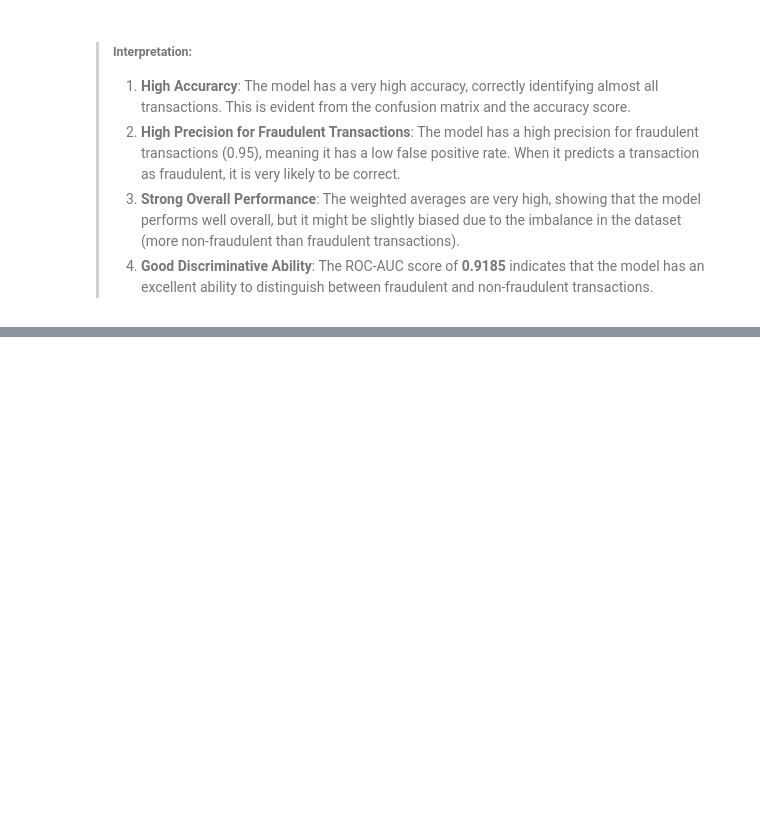
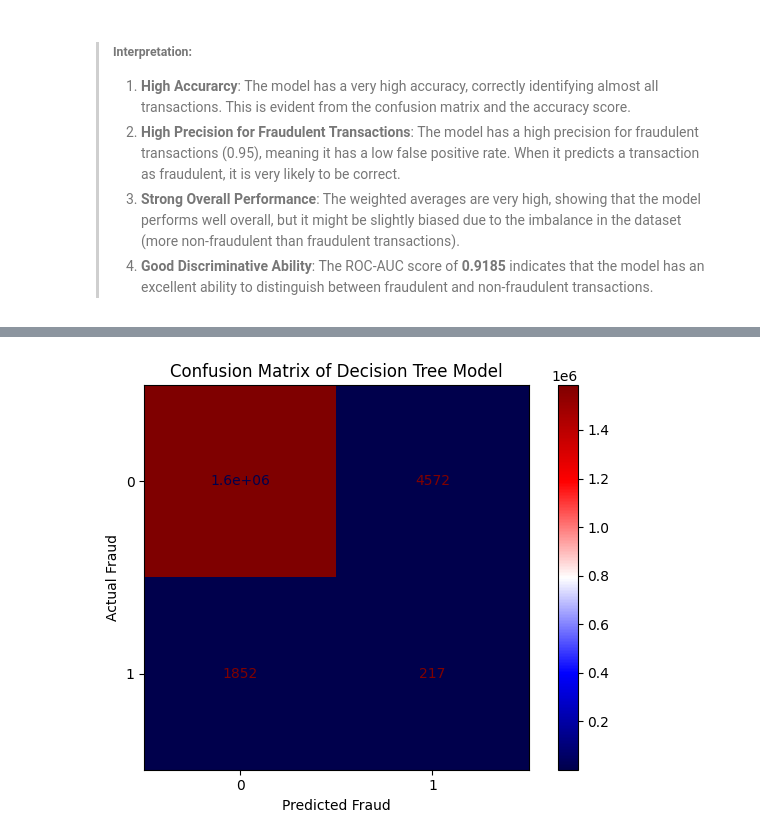
Before and after one commit to V3ness/Data-Science-Fundamentals-Project, a Jupyter notebook: project.ipynb, the cells around one changed output, grey strips where cells are left out. Drawn from its saved outputs; the diff is of its cells as text; code cells hidden in the pictures; blank space fills up the shorter version.

```diff
--- a/project.ipynb
+++ b/project.ipynb
@@ -604,0 +611,3 @@ graph # This will display the decision tree in the notebook, but it may be too l
+# %%
+nb_model = GaussianNB()
+nb_model.fit(X_train_scaled, y_train)
@@ -604,0 +618,16 @@ graph # This will display the decision tree in the notebook, but it may be too l
+# %%
+# Make predictions
+y_pred_nb = nb_model.predict(X_test_scaled)
+
+# Evaluate the model
+conf_matrix = confusion_matrix(y_test, y_pred_nb)
+class_report = classification_report(y_test, y_pred_nb)
+roc_auc = roc_auc_score(y_test, y_pred_nb)
+
+# Print the results
+print("Confusion Matrix:")
+print(conf_matrix)
+print("\nClassification Report:")
+print(class_report)
+print("\nROC-AUC Score:")
+print(roc_auc)
@@ -604,0 +687,11 @@ graph # This will display the decision tree in the notebook, but it may be too l
+# %%
+# Create a more intepretable visual dispaly of the confusion matrix
+cm_display = metrics.ConfusionMatrixDisplay(confusion_matrix=confusion_matrix(y_test, y_pred_nb), display_labels=nb_model.classes_)
+cm_display.plot(cmap='seismic')
+plt.title('Confusion Matrix of Decision Tree Model')
+plt.xlabel('Predicted Fraud')
+plt.ylabel('Actual Fraud')
+plt.tight_layout()
+plt.show()
+# %% [output]
+[figure, added]
```
Also changed, not shown: parts of 22 cells of this notebook.
